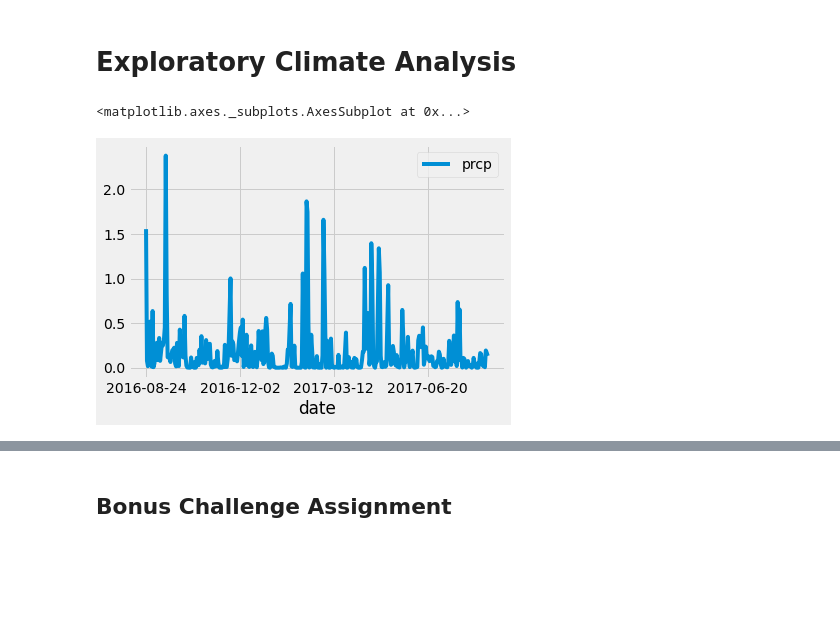
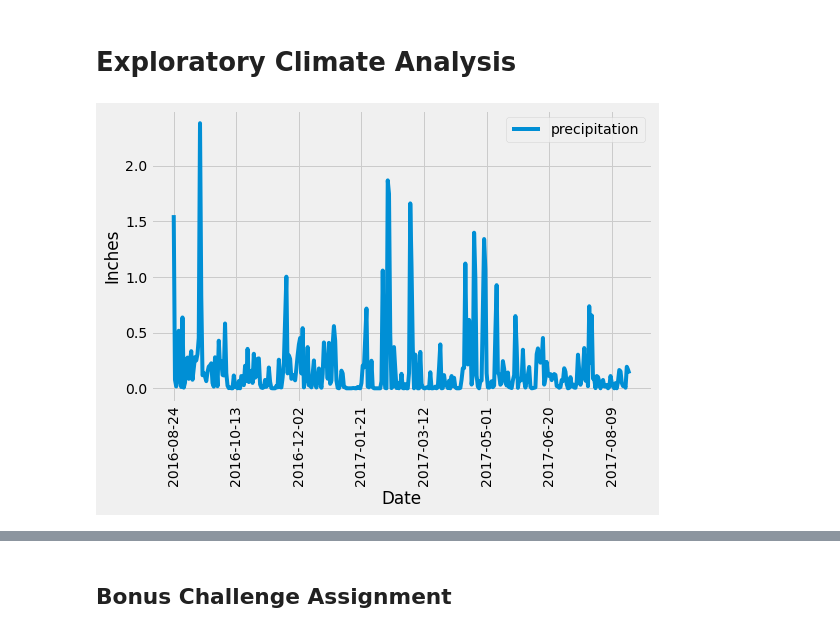
Before and after one commit to WilliamRoll/sqlalchemy-challenge, a Jupyter notebook: climate_starter.ipynb, the cells around one changed output, grey strips where cells are left out. Drawn from its saved outputs; the diff is of its cells as text; code cells hidden in the pictures; blank space fills up the shorter version.

Commit message:
Plot formatting updated

```diff
--- a/climate_starter.ipynb
+++ b/climate_starter.ipynb
@@ -81,36 +81,40 @@ session.query(Measurement.date).order_by(Measurement.date.desc()).first()
 last_date = dt.date(2017,8,23)
 
 #locate and define 12 month date
 twelve_months = last_date - dt.timedelta(weeks=52)
 
 #query to run through 12 months of results
 session.query(Measurement.date).\
     filter(Measurement.date >= twelve_months).\
     order_by(Measurement.date.desc()).all()
 
 # Perform a query to retrieve the data and precipitation scores
 prcp = [Measurement.date,
         func.avg(Measurement.prcp)]
 
 #12 month of precp query data
 prcp_twelve_mon = session.query(*prcp).\
     filter(Measurement.date >= twelve_months).\
     group_by(Measurement.date).\
     order_by(Measurement.date).all()
 prcp_twelve_mon
 
 # Save the query results as a Pandas DataFrame and set the index to the date column
-prcp_df = pd.DataFrame(prcp_twelve_mon, columns=['date', 'prcp'])
+prcp_df = pd.DataFrame(prcp_twelve_mon, columns=['date', 'precipitation'])
 prcp_df
 # Sort the dataframe by date
 
 # Use Pandas Plotting with Matplotlib to plot the data
 prcp_df.set_index('date', inplace=True)
-prcp_df.plot()
+prcp_df.plot(figsize=(8,5))
+plt.xlabel("Date")
+#plt.title("Total Number of Datapoints for Each Drug Regimen")
+plt.xticks(rotation = 90)
+plt.ylabel("Inches")
+plt.show()
 #plt.tight_layout()
 #plt.show()
 # %% [output]
-<matplotlib.axes._subplots.AxesSubplot at 0x...>
-[figure, old version]
+[figure, new version]
 # %%
 # Use Pandas to calcualte the summary statistics for the precipitation data
```
Also changed, not shown: parts of 3 cells of this notebook.
